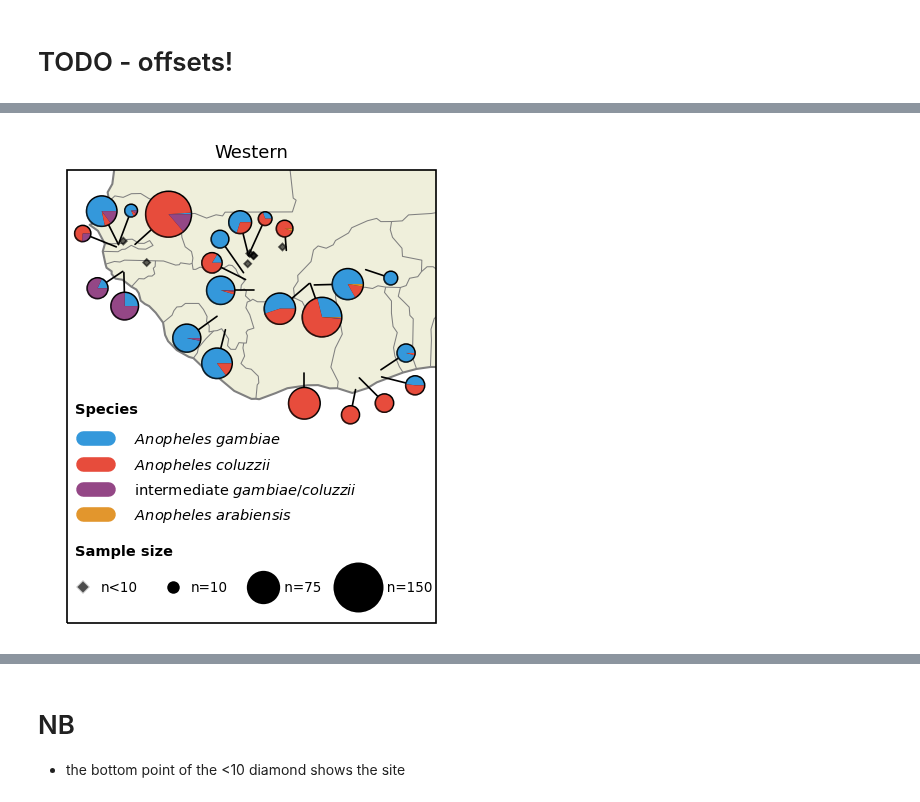
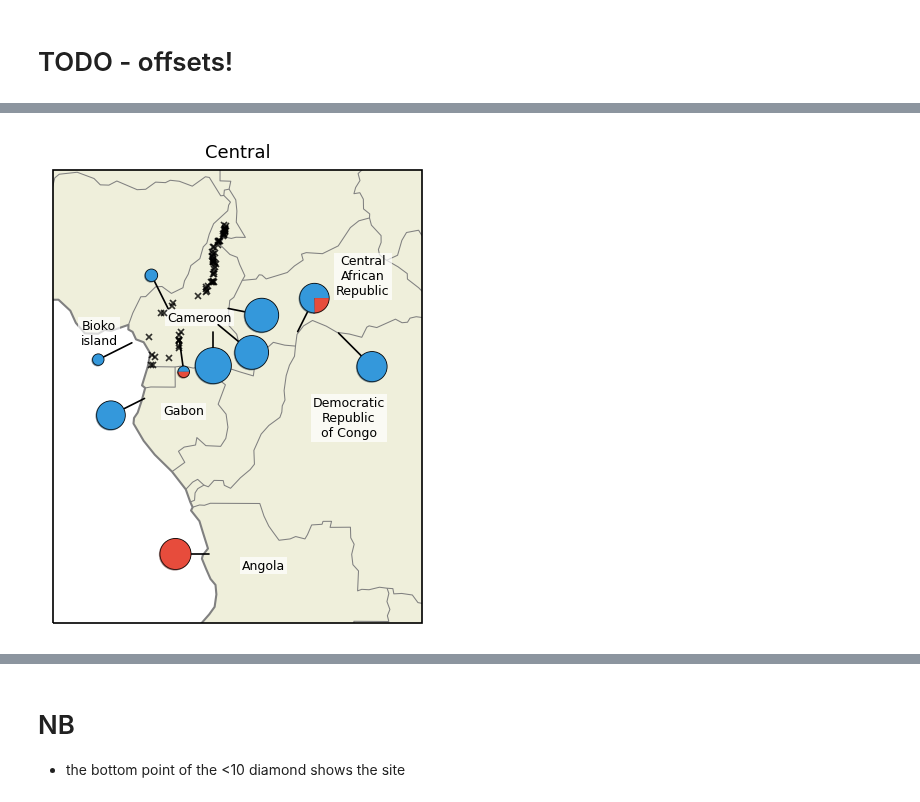
Before and after one commit to malariagen/ag1000g-phase3-data-paper, a Jupyter notebook: notebooks/ag1000g_phase3_collection_map_second_draft.ipynb, the cells around one changed output, grey strips where cells are left out. Saved outputs shown, nothing was run; the diff lists cells and outputs as text; code cells hidden in the pictures.

Commit message:
new <10 symbol, central map finished

```diff
--- a/notebooks/ag1000g_phase3_collection_map_second_draft.ipynb
+++ b/notebooks/ag1000g_phase3_collection_map_second_draft.ipynb
@@ -359,6 +359,23 @@ df_p3_centroids.loc[1, 'offset_lat'] = 0.5
 #The Gambia
 df_p3_centroids.loc[10, 'offset_lat'] = 3.5
 df_p3_centroids.loc[10, 'offset_lon'] = -1.0
+
+
+#DRC
+df_p3_centroids.loc[6, 'offset_lat'] = 1.0
+df_p3_centroids.loc[6, 'offset_lon'] = -2.0
+#CAR
+df_p3_centroids.loc[3, 'offset_lat'] = 0.0
+df_p3_centroids.loc[3, 'offset_lon'] = 2.0
+#Cam
+df_p3_centroids.loc[5, 'offset_lat'] = -0.7
+df_p3_centroids.loc[5, 'offset_lon'] = 0.0
+#Bioko
+df_p3_centroids.loc[2, 'offset_lat'] = 0.0
+df_p3_centroids.loc[2, 'offset_lon'] = -2.0
+#Angola
+df_p3_centroids.loc[0, 'offset_lat'] = 2.5
+df_p3_centroids.loc[0, 'offset_lon'] = -1.0
 df_p3_centroids
 # %% [output]
 |  | name_long | pop_est | gdp_md_est | lastcensus | longitude | latitude | offset_lat | offset_lon |
@@ -502,7 +555,8 @@ def plot_pyr_map_panel(dpi=150, extent=[-23, 48, -20, 17.5], figsize=(8, 4), lab
         if size < 10:
             centre = (lon, lat)
             #ax.add_patch(plt.Circle(xy=centre, radius=0.2, facecolor='w', edgecolor='r', zorder=4, lw=1))
-            ax.add_patch(plt.Rectangle(xy=centre, width=0.3, height=0.3, angle=45.0, facecolor='k', alpha=0.6, edgecolor='k', zorder=4))
+            #ax.add_patch(plt.Rectangle(xy=centre, width=0.3, height=0.3, angle=45.0, facecolor='k', alpha=0.6, edgecolor='k', zorder=4))
+            plt.plot(lon,lat, marker='x', color='k', markersize=3, mew=0.8, zorder=4, alpha=0.8)
         if size >= 10:
             offset_lon = df_20.loc[site].offset_lon
             offset_lat = df_20.loc[site].offset_lat
@@ -512,7 +566,7 @@ def plot_pyr_map_panel(dpi=150, extent=[-23, 48, -20, 17.5], figsize=(8, 4), lab
             else:
                 radius = np.sqrt(size * .01)
             ar, it, cl, gm, gc = summary_20_counts.loc[site]
-            ax.add_patch(plt.Circle(xy=centre, radius=radius, facecolor='r', edgecolor='k', zorder=3, lw=1.5))
+            ax.add_patch(plt.Circle(xy=centre, radius=radius, facecolor='r', edgecolor='k', zorder=3))
             ax.pie([gm, cl, gc, ar, it], wedgeprops=dict(zorder=7), colors=palette, center=centre, radius=radius, shadow=True)
 
             # plot a line if there is an offset
@@ -568,7 +622,7 @@ def plot_pyr_map_panel(dpi=150, extent=[-23, 48, -20, 17.5], figsize=(8, 4), lab
 
             #size legend
             plt.text(-18.5,-5, 'Sample size', fontsize=7, fontweight='bold')
-            l0 = Line2D([], [], marker = 'D', markersize=5, markerfacecolor='k', color='w', alpha=0.7)
+            l0 = Line2D([], [], marker = 'x', markersize=3.5, markerfacecolor='k', color='k', alpha=0.7,linestyle = 'None')
             l1 = Line2D([], [], marker = 'o', markersize=7, markerfacecolor='k',  color='w')
             l2 = Line2D([], [], marker = 'o', markersize=17, markerfacecolor='k',  color='w')
             l3 = Line2D([], [], marker = 'o', markersize=25, markerfacecolor='k',  color='w')
@@ -591,4 +645,4 @@ b = plot_pyr_map_panel(extent=[-19, 3, -9, 18], region='Western', country=True,
 # %%
-b = plot_pyr_map_panel(extent=[-19, 3, -9, 18], region='Western', country=False, scale=True, fn='../content/images/western_map.svg')\
+c = plot_pyr_map_panel(extent=[4, 26, -13, 14],region='Central', scale=True, fn='../content/images/central_map_label.svg')
 # %% [output]
-[figure, old version]
+[figure, new version]
```
Also changed, not shown: parts of 7 cells of this notebook, 3 other files.
